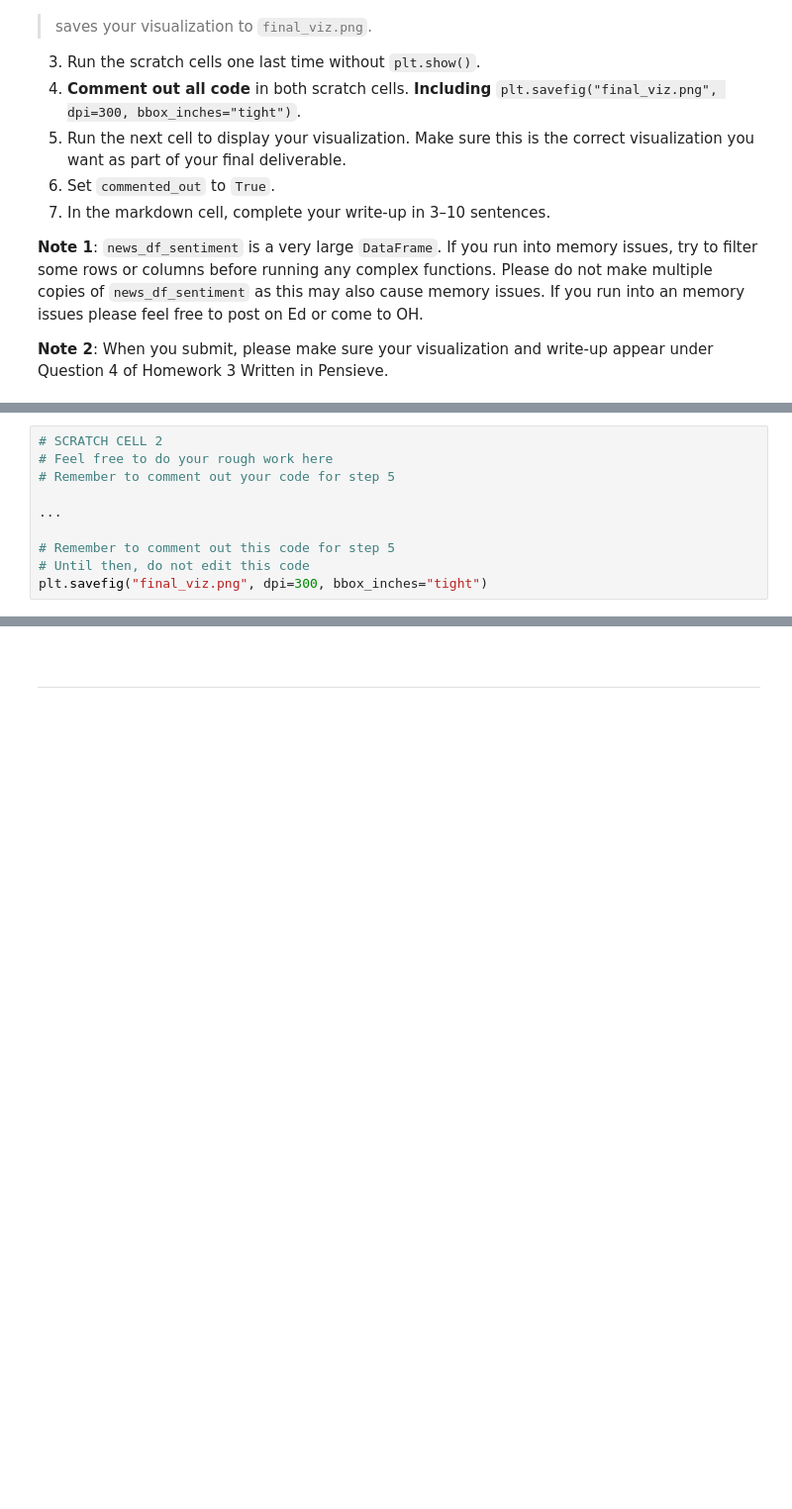
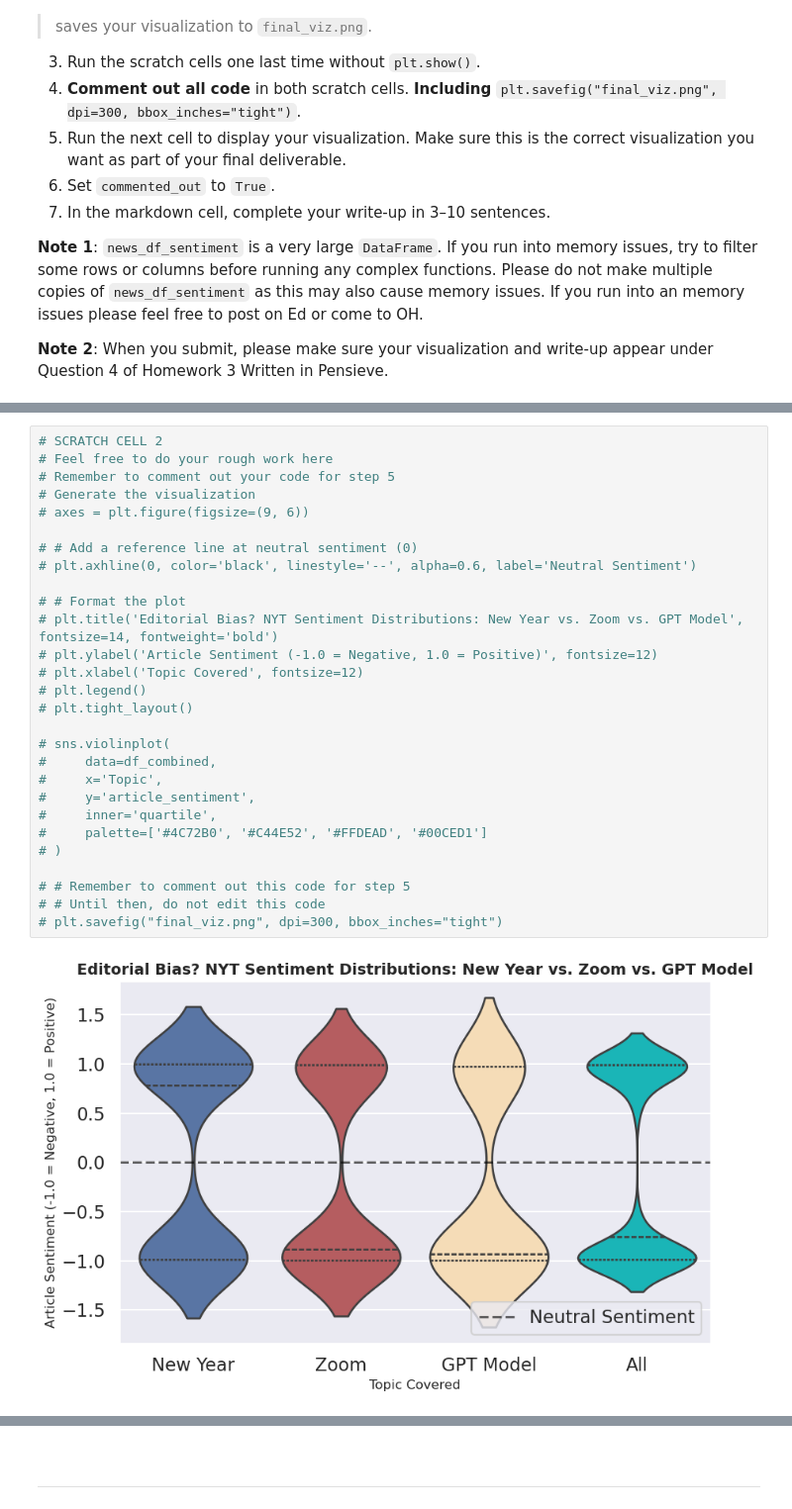
Before and after one commit to zaddle55/sp26-ds100-material, a Jupyter notebook: hw/hw03/hw03.ipynb, the cells around one changed output, grey strips where cells are left out. Shown at 99% size. Cells and saved outputs as stored; diff of their text form; blank space fills up the shorter version.

```diff
--- a/hw/hw03/hw03.ipynb
+++ b/hw/hw03/hw03.ipynb
@@ -778,13 +868,33 @@ Important exception to existing course policies: **<u>FOR THIS QUESTION ONLY</u>
 # %%
 # SCRATCH CELL 2
 # Feel free to do your rough work here
 # Remember to comment out your code for step 5
+# Generate the visualization
+# axes = plt.figure(figsize=(9, 6))
 
-...
+# # Add a reference line at neutral sentiment (0)
+# plt.axhline(0, color='black', linestyle='--', alpha=0.6, label='Neutral Sentiment')
 
-# Remember to comment out this code for step 5
-# Until then, do not edit this code
-plt.savefig("final_viz.png", dpi=300, bbox_inches="tight")
+# # Format the plot
+# plt.title('Editorial Bias? NYT Sentiment Distributions: New Year vs. Zoom vs. GPT Model', fontsize=14, fontweight='bold')
+# plt.ylabel('Article Sentiment (-1.0 = Negative, 1.0 = Positive)', fontsize=12)
+# plt.xlabel('Topic Covered', fontsize=12)
+# plt.legend()
+# plt.tight_layout()
+
+# sns.violinplot(
+#     data=df_combined,
+#     x='Topic',
+#     y='article_sentiment',
+#     inner='quartile',
+#     palette=['#4C72B0', '#C44E52', '#FFDEAD', '#00CED1']
+# )
+
+# # Remember to comment out this code for step 5
+# # Until then, do not edit this code
+# plt.savefig("final_viz.png", dpi=300, bbox_inches="tight")
+# %% [output]
+[figure, added]
 # %%
 # DO NOT EDIT THIS CELL
 # Run this cell and make sure the image that appears is the visualization you want
```
Also changed, not shown: parts of 36 cells of this notebook.
